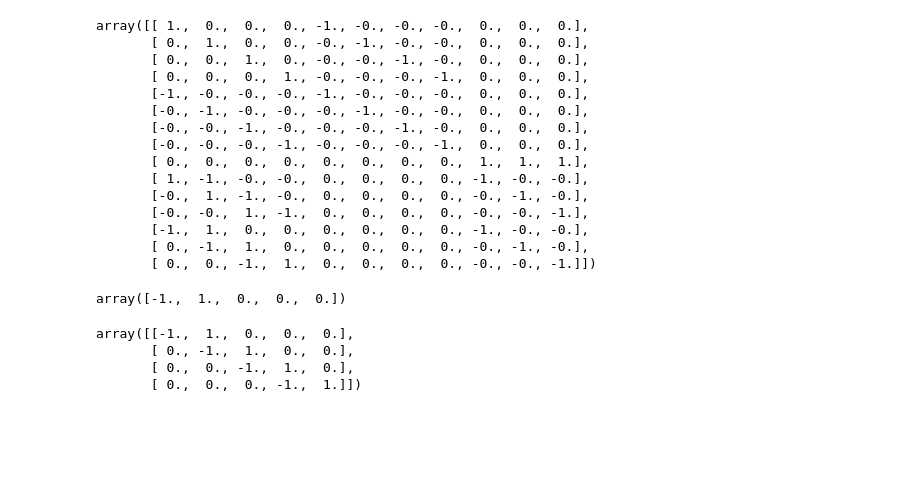
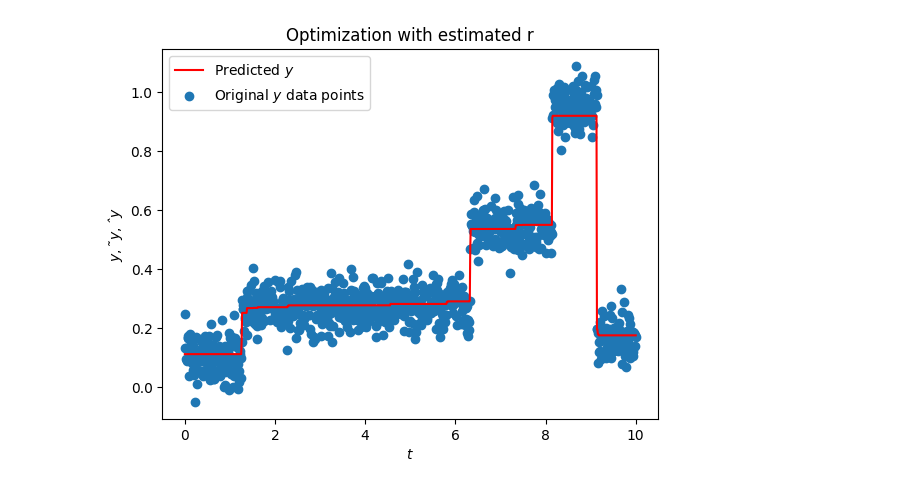
Before and after one commit to ivni195/metody_optymalizacji_lab, a Jupyter notebook: cwiczenie3/cwiczenie3.ipynb, the cells around one changed output. Drawn from its saved outputs; the diff is of its cells as text; code cells hidden in the pictures; blank space fills up the shorter version.

```diff
--- a/cwiczenie3/cwiczenie3.ipynb
+++ b/cwiczenie3/cwiczenie3.ipynb
@@ -46,39 +53,50 @@ plt.show()
 # %%
-N = 4
+t = mat['t']
+y = mat['y']
+N = y.shape[0]
 
 first_row = np.zeros(N)
 first_row[0] = -1
 first_row[1] = 1
 D = circulant(first_row).transpose()[:-1]
 
 A = np.block([
     [np.identity(N), -np.identity(N), np.zeros((N, (N-1)))],
      [-np.identity(N), -np.identity(N), np.zeros((N, (N-1)))],
      [np.zeros((1, N)), np.zeros((1, N)), np.ones((N-1))],
      [-D, np.zeros(((N-1), N)), -np.identity((N-1))],
      [D, np.zeros(((N-1), N)), -np.identity((N-1))]
 ])
 
 c = np.block([
     [np.zeros((N, 1))],
     [np.ones((N, 1))],
     [np.zeros((N-1, 1))]
 ])
+
+b = np.block([
+    [np.array(y).reshape(-1, 1)],
+    [-np.array(y).reshape(-1, 1)],
+    [np.array(q).reshape(-1, 1)],
+    [np.zeros((N - 1, 1))],
+    [np.zeros((N - 1, 1))]
+])
+
+y_pred = cvx.Variable((N, 1))
+xi = cvx.Variable((N, 1))
+delta = cvx.Variable((N-1, 1))
+x = cvx.vstack((y_pred, xi, delta))
+
+diff = cvx.Minimize(c.transpose()@x)
+problem = cvx.Problem(diff, [A@x <= b])
+problem.solve(solver="ECOS")
+
+plt.plot(t, y_pred.value, c='r', label='Predicted $y$')
+plt.title("Optimization with estimated r")
+plt.xlabel("$t$")
+plt.ylabel("$y$")
+plt.scatter(t, y, label='Original $y$ data points')
+plt.legend()
+plt.show()
+# %% [output]
+[figure, added]
-# %%
-A
-# %% [output]
-array([[ 1.,  0.,  0.,  0., -1., -0., -0., -0.,  0.,  0.,  0.],
-       [ 0.,  1.,  0.,  0., -0., -1., -0., -0.,  0.,  0.,  0.],
-       [ 0.,  0.,  1.,  0., -0., -0., -1., -0.,  0.,  0.,  0.],
-       [ 0.,  0.,  0.,  1., -0., -0., -0., -1.,  0.,  0.,  0.],
-       [-1., -0., -0., -0., -1., -0., -0., -0.,  0.,  0.,  0.],
-       [-0., -1., -0., -0., -0., -1., -0., -0.,  0.,  0.,  0.],
-       [-0., -0., -1., -0., -0., -0., -1., -0.,  0.,  0.,  0.],
-       [-0., -0., -0., -1., -0., -0., -0., -1.,  0.,  0.,  0.],
-       [ 0.,  0.,  0.,  0.,  0.,  0.,  0.,  0.,  1.,  1.,  1.],
-       [ 1., -1., -0., -0.,  0.,  0.,  0.,  0., -1., -0., -0.],
-       [-0.,  1., -1., -0.,  0.,  0.,  0.,  0., -0., -1., -0.],
-       [-0., -0.,  1., -1.,  0.,  0.,  0.,  0., -0., -0., -1.],
-       [-1.,  1.,  0.,  0.,  0.,  0.,  0.,  0., -1., -0., -0.],
-       [ 0., -1.,  1.,  0.,  0.,  0.,  0.,  0., -0., -1., -0.],
-       [ 0.,  0., -1.,  1.,  0.,  0.,  0.,  0., -0., -0., -1.]])
@@ -89,11 +102,0 @@ first_row[1] = 1
-# %%
-first_row
-# %% [output]
-array([-1.,  1.,  0.,  0.,  0.])
-# %%
-circulant(first_row).transpose()[:-1]
-# %% [output]
-array([[-1.,  1.,  0.,  0.,  0.],
-       [ 0., -1.,  1.,  0.,  0.],
-       [ 0.,  0., -1.,  1.,  0.],
-       [ 0.,  0.,  0., -1.,  1.]])
```
Also changed, not shown: parts of 5 cells of this notebook, 5 other files.
